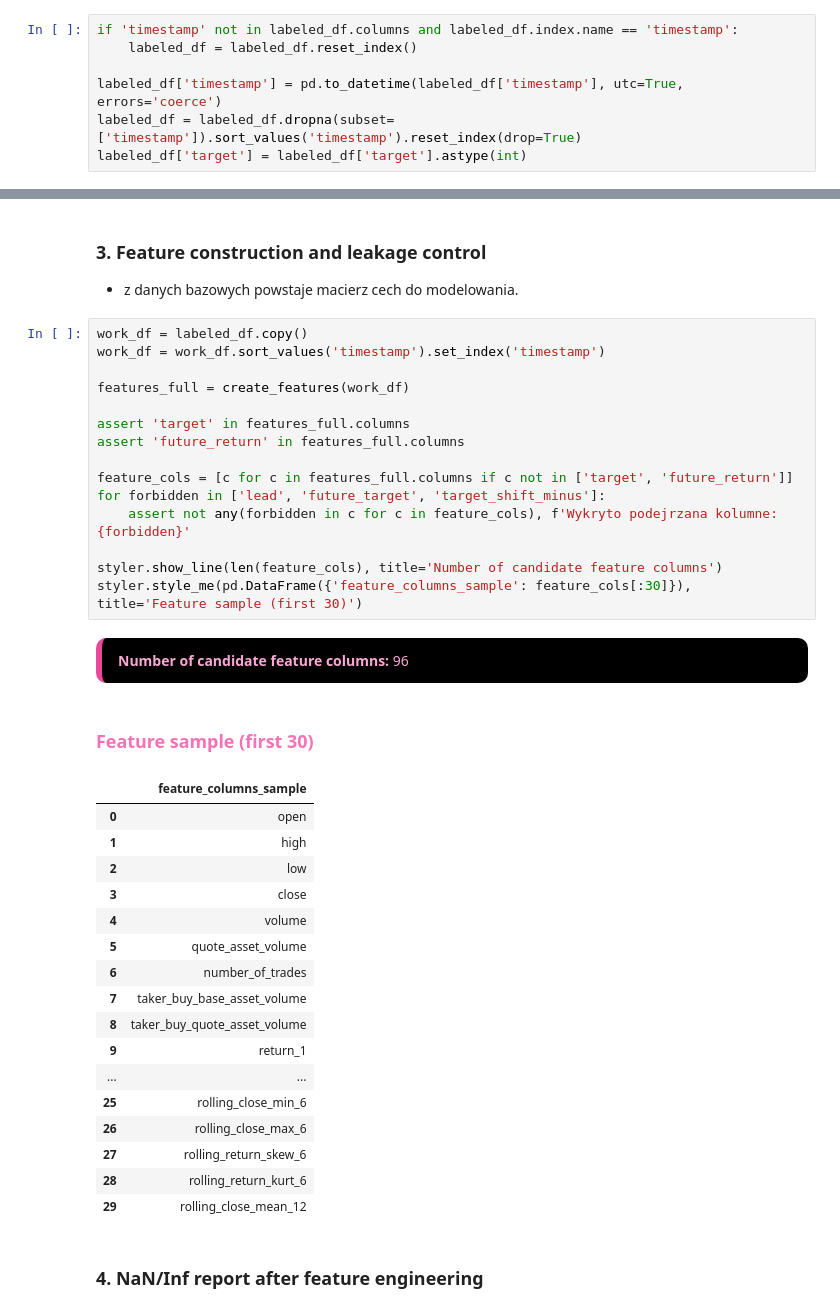
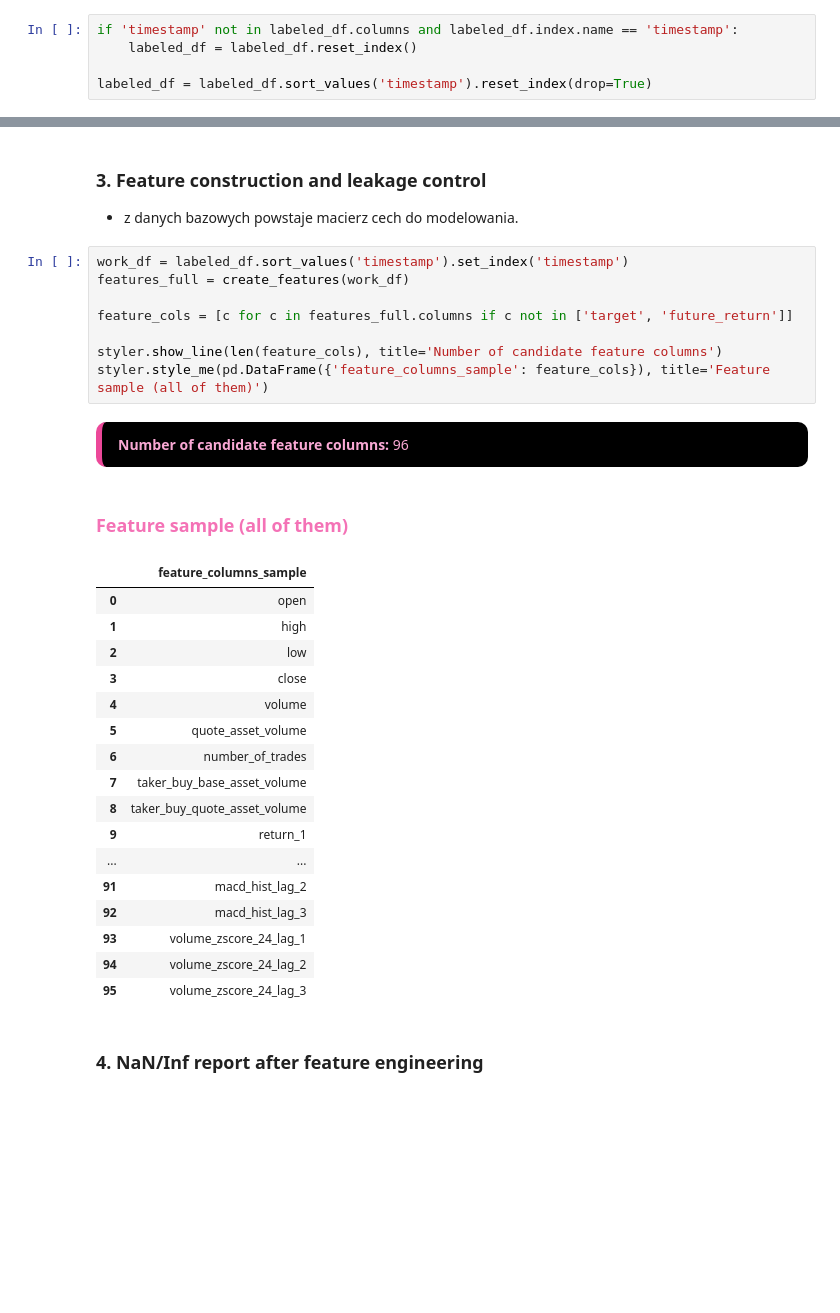
Before and after one commit to aneq05/eth-mlp-project, a Jupyter notebook: final_version/final_v.ipynb, the cells around one changed output, grey strips where cells are left out. Drawn from its saved outputs; the diff is of its cells as text; blank space fills up the shorter version.

```diff
--- a/final_version/final_v.ipynb
+++ b/final_version/final_v.ipynb
@@ -464,9 +451,7 @@ Saved:: ../data/labeled/eth_labeled.csv
 if 'timestamp' not in labeled_df.columns and labeled_df.index.name == 'timestamp':
     labeled_df = labeled_df.reset_index()
 
-labeled_df['timestamp'] = pd.to_datetime(labeled_df['timestamp'], utc=True, errors='coerce')
-labeled_df = labeled_df.dropna(subset=['timestamp']).sort_values('timestamp').reset_index(drop=True)
-labeled_df['target'] = labeled_df['target'].astype(int)
+labeled_df = labeled_df.sort_values('timestamp').reset_index(drop=True)
 # %% [markdown]
 ### 1. Chronological split train/val/test
 # %%
@@ -792,40 +838,33 @@ def create_features(df: pd.DataFrame) -> pd.DataFrame:
 ### 3. Feature construction and leakage control
 - z danych bazowych powstaje macierz cech do modelowania.
 # %%
-work_df = labeled_df.copy()
-work_df = work_df.sort_values('timestamp').set_index('timestamp')
-
+work_df = labeled_df.sort_values('timestamp').set_index('timestamp')
 features_full = create_features(work_df)
 
-assert 'target' in features_full.columns
-assert 'future_return' in features_full.columns
-
 feature_cols = [c for c in features_full.columns if c not in ['target', 'future_return']]
-for forbidden in ['lead', 'future_target', 'target_shift_minus']:
-    assert not any(forbidden in c for c in feature_cols), f'Wykryto podejrzana kolumne: {forbidden}'
 
 styler.show_line(len(feature_cols), title='Number of candidate feature columns')
-styler.style_me(pd.DataFrame({'feature_columns_sample': feature_cols[:30]}), title='Feature sample (first 30)')
+styler.style_me(pd.DataFrame({'feature_columns_sample': feature_cols}), title='Feature sample (all of them)')
 # %% [output]
 Number of candidate feature columns: 96
-Feature sample (first 30)
+Feature sample (all of them)
 |  | feature_columns_sample |
 | 0 | open |
 | 1 | high |
 | 2 | low |
 | 3 | close |
 | 4 | volume |
 | 5 | quote_asset_volume |
 | 6 | number_of_trades |
 | 7 | taker_buy_base_asset_volume |
 | 8 | taker_buy_quote_asset_volume |
 | 9 | return_1 |
 | ... | ... |
-| 25 | rolling_close_min_6 |
-| 26 | rolling_close_max_6 |
-| 27 | rolling_return_skew_6 |
-| 28 | rolling_return_kurt_6 |
-| 29 | rolling_close_mean_12 |
+| 91 | macd_hist_lag_2 |
+| 92 | macd_hist_lag_3 |
+| 93 | volume_zscore_24_lag_1 |
+| 94 | volume_zscore_24_lag_2 |
+| 95 | volume_zscore_24_lag_3 |
 # %% [markdown]
 ### 4. NaN/Inf report after feature engineering
 # %%
```
Also changed, not shown: parts of 34 cells of this notebook, 30 other files.
